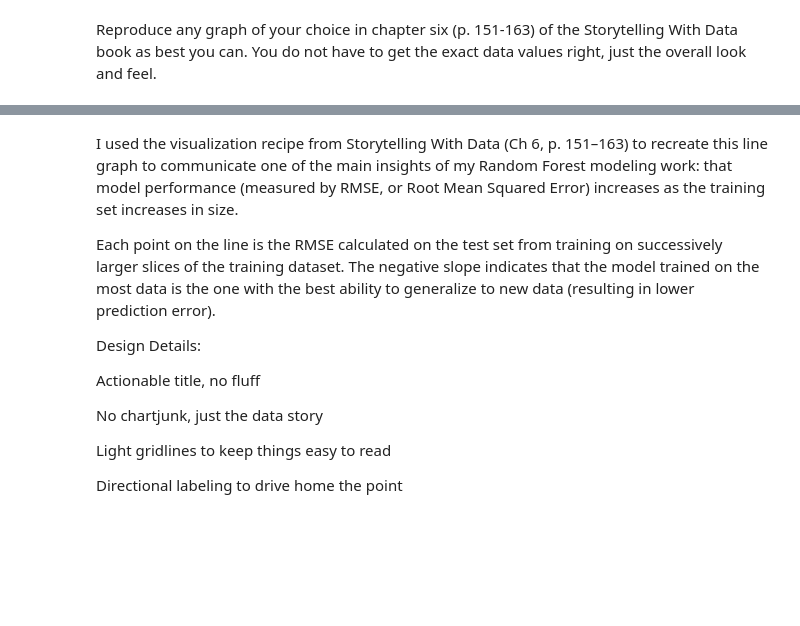
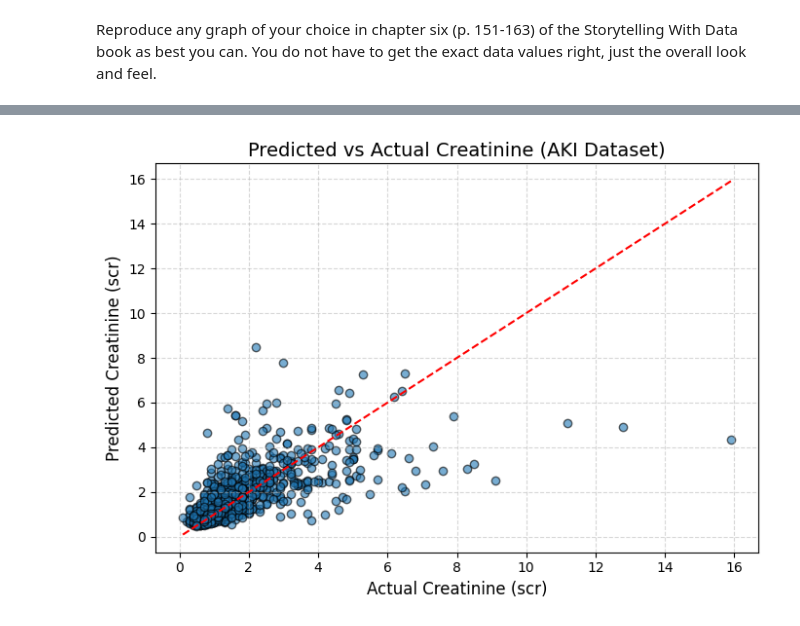
Before and after one commit to jhardis2/AI_HW10, a Jupyter notebook: Week10 (1).ipynb, the cells around one changed output, grey strips where cells are left out. Saved outputs shown, nothing was run; the diff lists cells and outputs as text; code cells hidden in the pictures; blank space fills up the shorter version.

```diff
--- a/Week10 (1).ipynb
+++ b/Week10 (1).ipynb
@@ -259,14 +246,34 @@ plt.show()
-# %% [markdown]
-I used the visualization recipe from Storytelling With Data (Ch 6, p. 151–163) to recreate this line graph to communicate one of the main insights of my Random Forest modeling work: that model performance (measured by RMSE, or Root Mean Squared Error) increases as the training set increases in size.
-
-Each point on the line is the RMSE calculated on the test set from training on successively larger slices of the training dataset. The negative slope indicates that the model trained on the most data is the one with the best ability to generalize to new data (resulting in lower prediction error).
-
-Design Details:
-
-Actionable title, no fluff
-
-No chartjunk, just the data story
-
-Light gridlines to keep things easy to read
-
-Directional labeling to drive home the point
+# %%
+import matplotlib.pyplot as plt
+from sklearn.ensemble import RandomForestRegressor
+from sklearn.model_selection import train_test_split
+from sklearn.metrics import mean_squared_error
+
+
+aki_df = pd.read_csv("acute_kidney_injury.csv")
+# Select features and target from AKI dataset
+aki_clean = aki_df.dropna(subset=['scr', 'age', 'bun', 'k', 'bicarbonate', 'na', 'cl'])
+
+X = aki_clean[['age', 'bun', 'k', 'bicarbonate', 'na', 'cl']]
+y = aki_clean['scr']
+
+# Split data
+X_train, X_test, y_train, y_test = train_test_split(X, y, test_size=0.3, random_state=0)
+
+# Train model
+rf = RandomForestRegressor(n_estimators=100, random_state=0)
+rf.fit(X_train, y_train)
+y_pred = rf.predict(X_test)
+
+# Plot Predicted vs Actual
+plt.figure(figsize=(7, 5))
+plt.scatter(y_test, y_pred, alpha=0.6, edgecolor='k')
+plt.plot([y_test.min(), y_test.max()], [y_test.min(), y_test.max()], 'r--')
+plt.xlabel("Actual Creatinine (scr)", fontsize=12)
+plt.ylabel("Predicted Creatinine (scr)", fontsize=12)
+plt.title("Predicted vs Actual Creatinine (AKI Dataset)", fontsize=14)
+plt.grid(True, linestyle='--', alpha=0.5)
+plt.tight_layout()
+plt.show()
+# %% [output]
+[figure, added]
```
Also changed, not shown: parts of 2 cells of this notebook, 2 other files.
